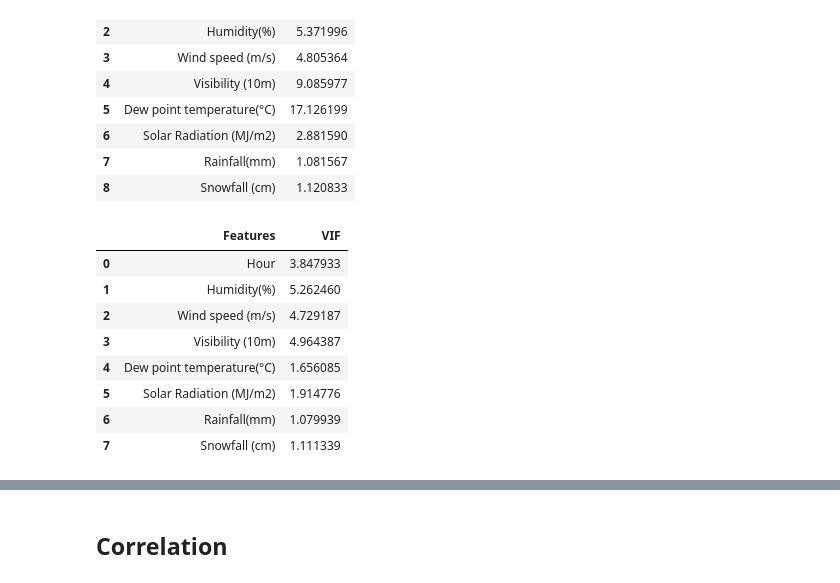
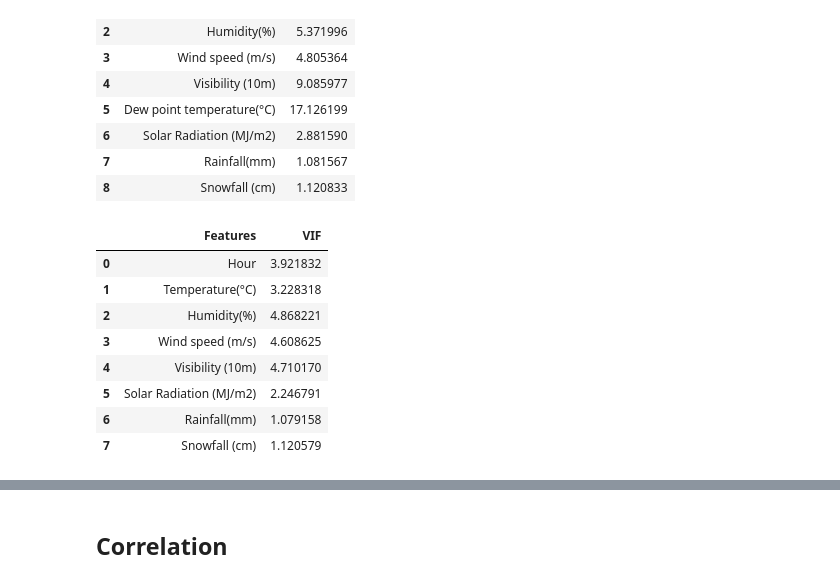
Before and after one commit to PriyankaSejwal/Bike-Sharing-Demand-Prediction, a Jupyter notebook: PriyankaRimo_Bike_Sharing_Demand_Prediction_Capstone_Project.ipynb, the cells around one changed output, grey strips where cells are left out. Cells and saved outputs as stored; diff of their text form; code cells hidden in the pictures.

```diff
--- a/PriyankaRimo_Bike_Sharing_Demand_Prediction_Capstone_Project.ipynb
+++ b/PriyankaRimo_Bike_Sharing_Demand_Prediction_Capstone_Project.ipynb
@@ -633,16 +653,17 @@ vif(df[num_col])
 | 7 | Rainfall(mm) | 1.081567 |
 | 8 | Snowfall (cm) | 1.120833 |
 # %%
-# Temperature has a greater vif score so dropping that and checking again
-vif(df[[col for col in num_col if col!='Temperature(°C)']])
+# Temperature and dew point score has a greater vif score, temperature has a correlation of 0.53 with Rented Bike Count.
+# Dropping dew point temperature and checking VIF again.
+vif(df[[col for col in num_col if col!='Dew point temperature(°C)']])
 # %% [output]
 |  | Features | VIF |
-| 0 | Hour | 3.847933 |
-| 1 | Humidity(%) | 5.262460 |
-| 2 | Wind speed (m/s) | 4.729187 |
-| 3 | Visibility (10m) | 4.964387 |
-| 4 | Dew point temperature(°C) | 1.656085 |
-| 5 | Solar Radiation (MJ/m2) | 1.914776 |
-| 6 | Rainfall(mm) | 1.079939 |
-| 7 | Snowfall (cm) | 1.111339 |
+| 0 | Hour | 3.921832 |
+| 1 | Temperature(°C) | 3.228318 |
+| 2 | Humidity(%) | 4.868221 |
+| 3 | Wind speed (m/s) | 4.608625 |
+| 4 | Visibility (10m) | 4.710170 |
+| 5 | Solar Radiation (MJ/m2) | 2.246791 |
+| 6 | Rainfall(mm) | 1.079158 |
+| 7 | Snowfall (cm) | 1.120579 |
 # %%
```
Also changed, not shown: parts of 34 cells of this notebook.
